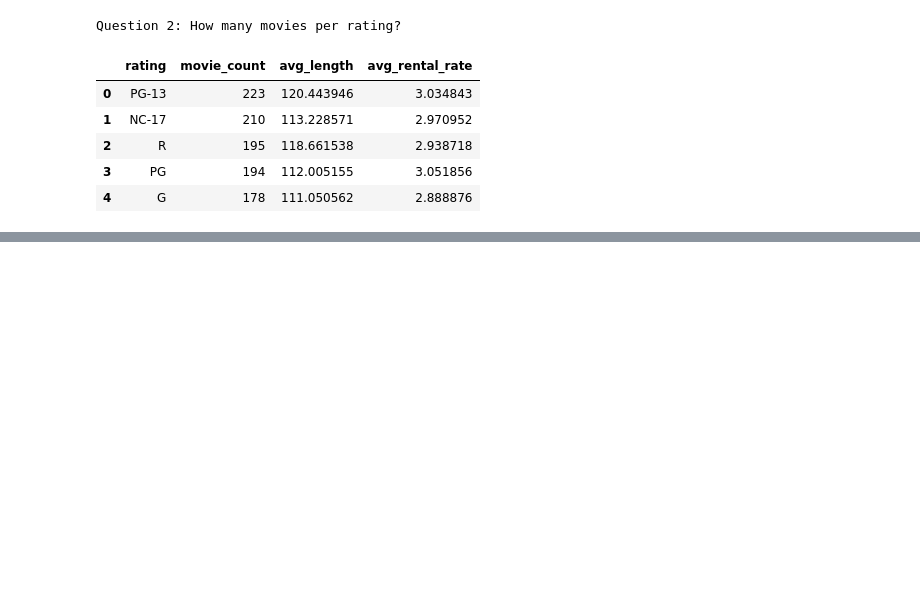
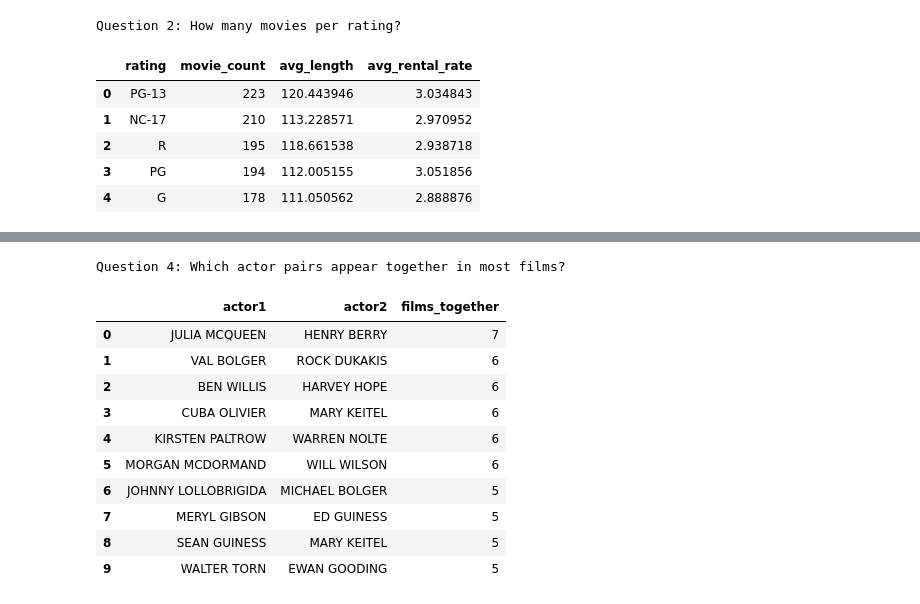
Before and after one commit to NasrWahi/sql_lab1_de25, a Jupyter notebook: duckdb_pandas.ipynb, the cells around one changed output, grey strips where cells are left out. Drawn from its saved outputs; the diff is of its cells as text; code cells hidden in the pictures; blank space fills up the shorter version.

```diff
--- a/duckdb_pandas.ipynb
+++ b/duckdb_pandas.ipynb
@@ -266,0 +304,34 @@ Did you mean "pragma_database_list"?
+# %%
+print("\nQuestion 4: Which actor pairs appear together in most films?")
+
+q4 = duckdb.sql(
+    """
+    SELECT
+        a1.first_name || ' ' || a1.last_name as actor1,
+        a2.first_name || ' ' || a2.last_name as actor2,
+        COUNT(DISTINCT f.film_id) as films_together
+    FROM film_actor fa1
+    JOIN film_actor fa2 ON fa1.film_id = fa2.film_id AND fa1.actor_id < fa2.actor_id
+    JOIN actor a1 ON fa1.actor_id = a1.actor_id
+    JOIN actor a2 ON fa2.actor_id = a2.actor_id
+    JOIN film f ON fa1.film_id = f.film_id
+    GROUP BY a1.actor_id, a1.first_name, a1.last_name,
+             a2.actor_id, a2.first_name, a2.last_name
+    ORDER BY films_together DESC
+    LIMIT 10;
+""").df()
+
+q4
+# %% [output]
+Question 4: Which actor pairs appear together in most films?
+|  | actor1 | actor2 | films_together |
+| 0 | JULIA MCQUEEN | HENRY BERRY | 7 |
+| 1 | VAL BOLGER | ROCK DUKAKIS | 6 |
+| 2 | BEN WILLIS | HARVEY HOPE | 6 |
+| 3 | CUBA OLIVIER | MARY KEITEL | 6 |
+| 4 | KIRSTEN PALTROW | WARREN NOLTE | 6 |
+| 5 | MORGAN MCDORMAND | WILL WILSON | 6 |
+| 6 | JOHNNY LOLLOBRIGIDA | MICHAEL BOLGER | 5 |
+| 7 | MERYL GIBSON | ED GUINESS | 5 |
+| 8 | SEAN GUINESS | MARY KEITEL | 5 |
+| 9 | WALTER TORN | EWAN GOODING | 5 |
```
Also changed, not shown: parts of 4 cells of this notebook.
